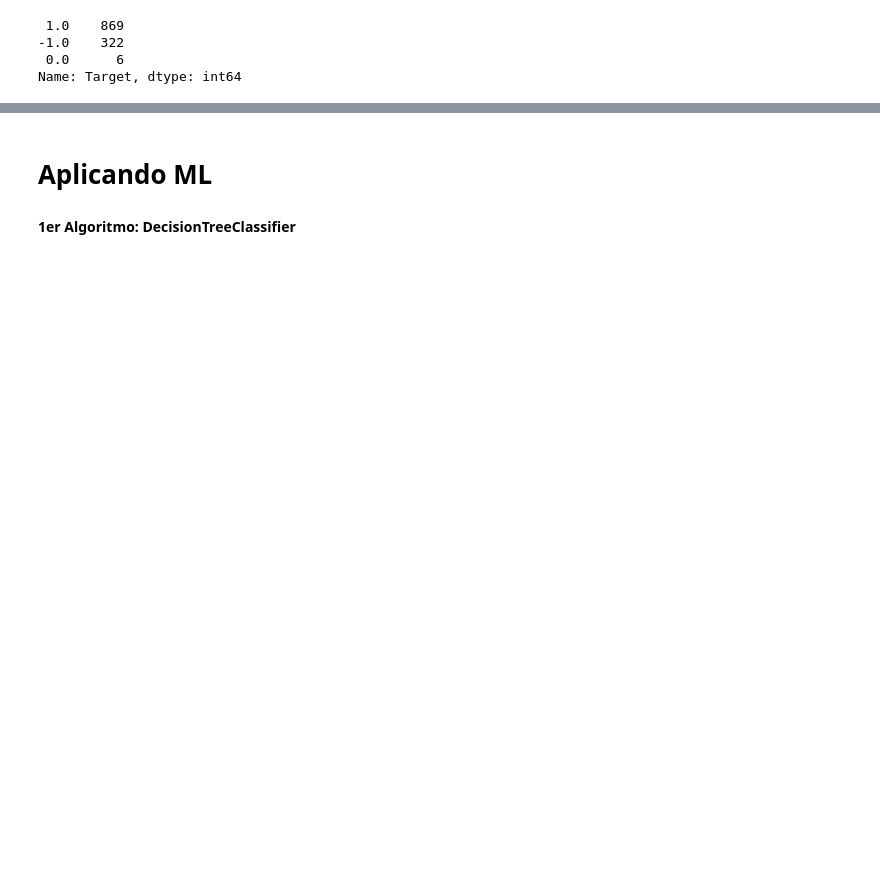
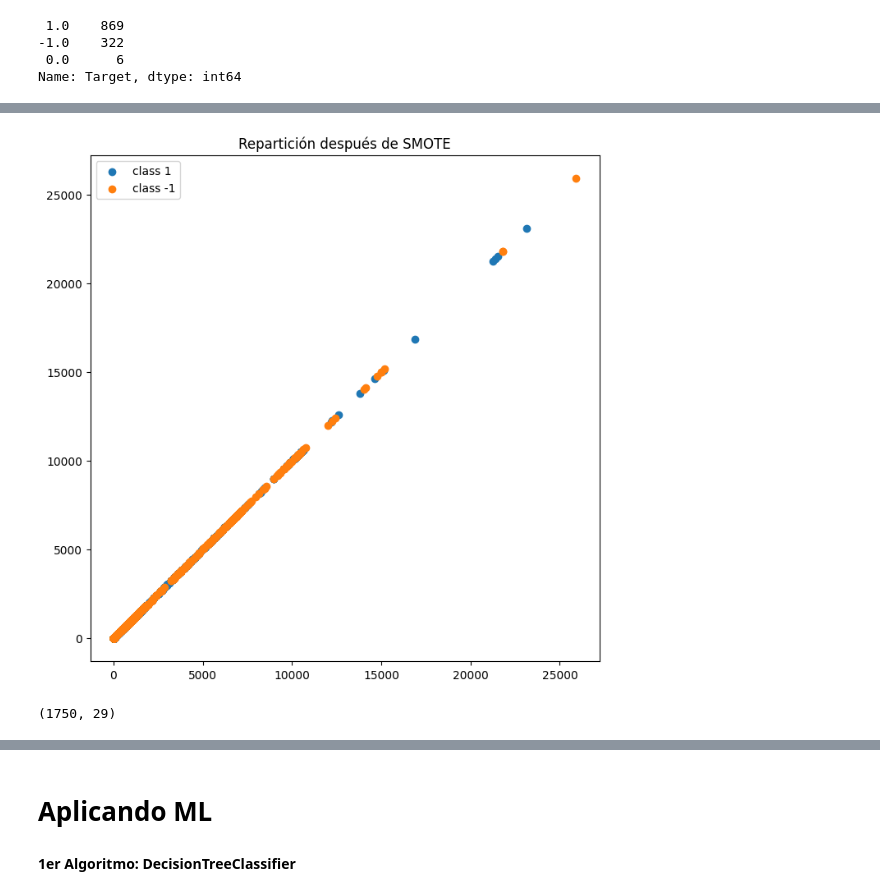
Before and after one commit to aparedesum/ProductivityPrediction, a Jupyter notebook: EvaluacionModelosProductividad.ipynb, the cells around one changed output, grey strips where cells are left out. Drawn from its saved outputs; the diff is of its cells as text; code cells hidden in the pictures; blank space fills up the shorter version.

```diff
--- a/EvaluacionModelosProductividad.ipynb
+++ b/EvaluacionModelosProductividad.ipynb
@@ -307,0 +334,21 @@ Name: Target, dtype: int64
+# %%
+from imblearn.over_sampling import SMOTE
+X = df.loc[:, df.columns != 'Target']
+y = df.Target
+smt = SMOTE()
+X_smote, y_smote = smt.fit_resample(X, y)
+plt.figure(figsize=(8, 8))
+plt.title('Repartición después de SMOTE')
+
+plt.scatter(X_smote[y_smote==1], X_smote[y_smote==1], label='class 1')
+plt.scatter(X_smote[y_smote==-1], X_smote[y_smote==-1], label='class -1')
+plt.legend()
+plt.grid(False)
+plt.show()
+# %% [output]
+[figure, added]
+# %%
+df= pd.concat([pd.DataFrame(X_smote), pd.DataFrame(y_smote)], axis=1)
+df.shape
+# %% [output]
+(1750, 29)
```
Also changed, not shown: parts of 9 cells of this notebook.
